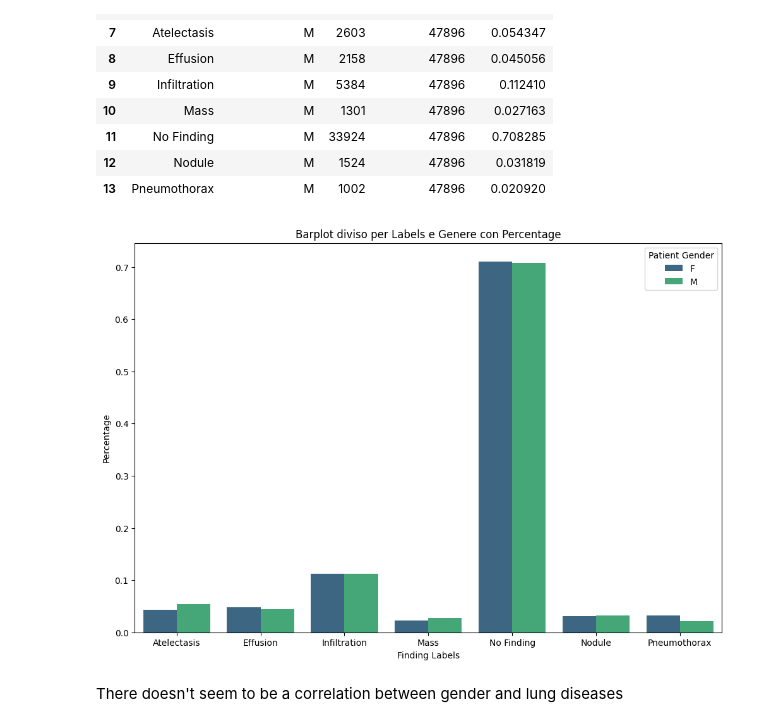
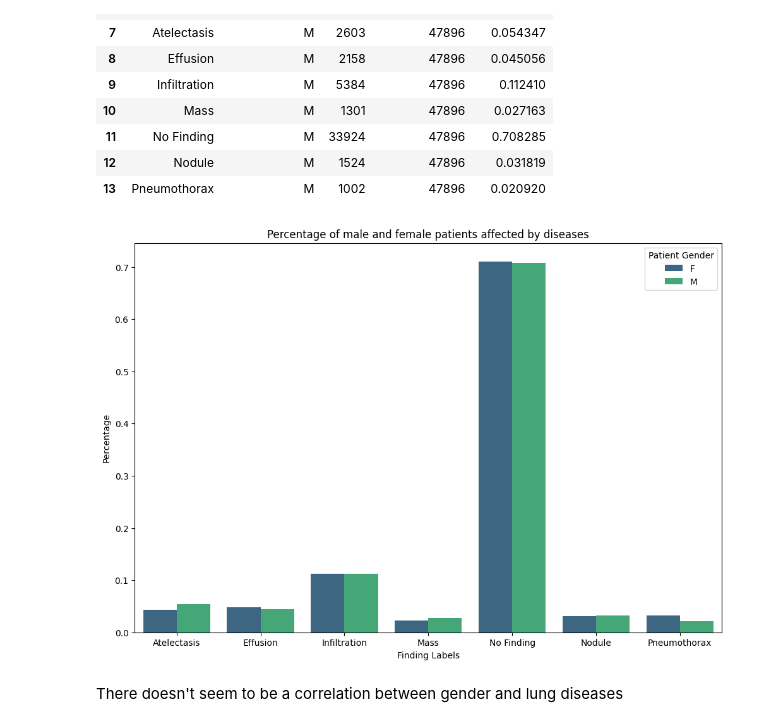
Before and after one commit to Pie98/Chest_X_rays, a Jupyter notebook: 3_EDA/Exploratory_data_analysis.ipynb, the cells around one changed output. Cells and saved outputs as stored; diff of their text form; code cells hidden in the pictures.

```diff
--- a/3_EDA/Exploratory_data_analysis.ipynb
+++ b/3_EDA/Exploratory_data_analysis.ipynb
@@ -109,12 +111,12 @@ sex_disease_df
 # %%
 plt.figure(figsize=(12, 8))
 sns.barplot(x='Finding Labels', y='Percentage', hue='Patient Gender', data=sex_disease_df, palette='viridis')
-plt.title('Barplot diviso per Labels e Genere con Percentage')
+plt.title('Percentage of male and female patients affected by diseases')
 plt.xlabel('Finding Labels')
 plt.ylabel('Percentage')
 plt.show()
 # %% [output]
-[figure, old version]
+[figure, new version]
 # %% [markdown]
 There doesn't seem to be a correlation between gender and lung diseases
 # %% [markdown]
```
Also changed, not shown: parts of 2 cells of this notebook, 1 other file.
